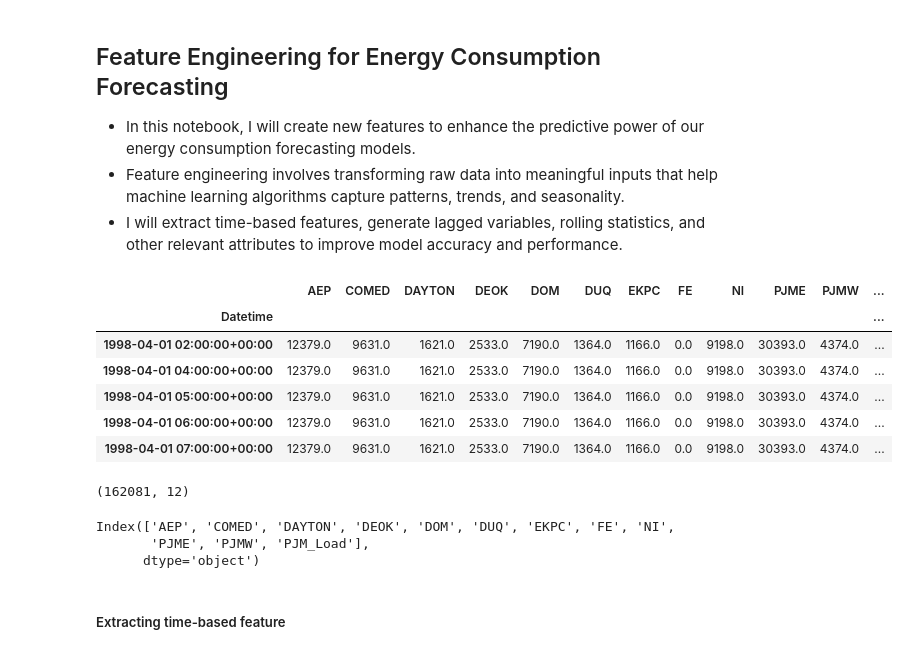
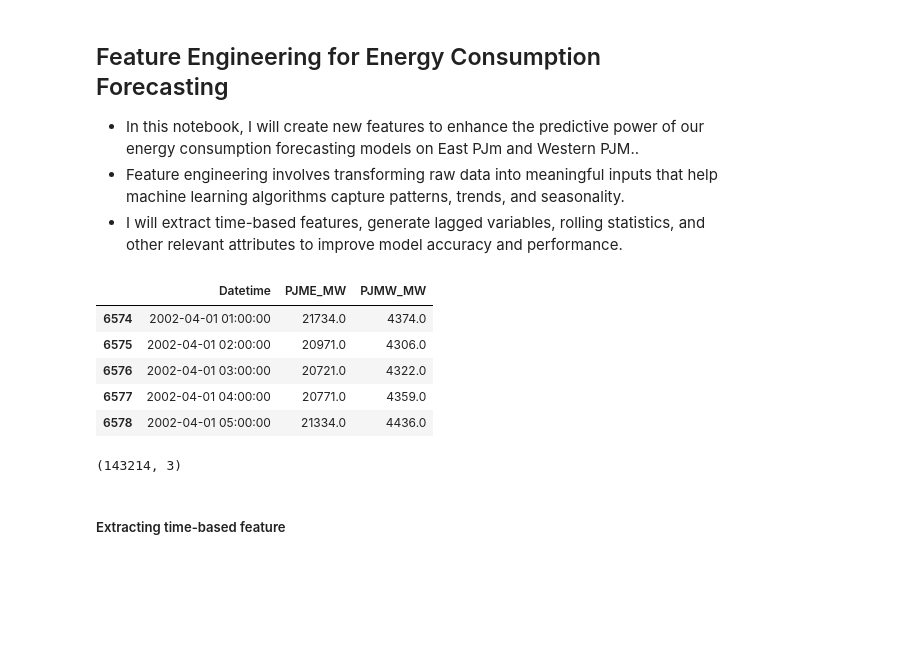
Before and after one commit to Himanshu-2678/Energy-Consumption-Forecasting, a Jupyter notebook: notebooks/3-feature_engineering.ipynb, the cells around one changed output. Cells and saved outputs as stored; diff of their text form; code cells hidden in the pictures; blank space fills up the shorter version.

```diff
--- a/notebooks/3-feature_engineering.ipynb
+++ b/notebooks/3-feature_engineering.ipynb
@@ -1,34 +1,45 @@
 # %% [markdown]
 ## Feature Engineering for Energy Consumption Forecasting
 
-- In this notebook, I will create new features to enhance the predictive power of our energy consumption forecasting models.
+- In this notebook, I will create new features to enhance the predictive power of our energy consumption forecasting models on East PJm and Western PJM..
 - Feature engineering involves transforming raw data into meaningful inputs that help machine learning algorithms capture patterns, trends, and seasonality.
 - I will extract time-based features, generate lagged variables, rolling statistics, and other relevant attributes to improve model accuracy and performance.
 # %%
 import pandas as pd
 # %%
-## accessing the data
-df_cleaned = pd.read_parquet(r"C:\Users\himan\Desktop\Projects\Energy_Forecasting_System\data\processed-data\est_hourly_cleaned.parquet")
+# Load the datasets
+pjm_east = pd.read_csv(r'C:\Users\himan\Desktop\Projects\Energy_Forecasting_System\data\raw-data\csv_files\PJME_hourly.csv')  # replace with actual path
+pjm_west = pd.read_csv(r'C:\Users\himan\Desktop\Projects\Energy_Forecasting_System\data\raw-data\csv_files\PJMW_hourly.csv')  # replace with actual path
+
+# Convert 'Datetime' column to datetime format for both datasets
+pjm_east['Datetime'] = pd.to_datetime(pjm_east['Datetime'])
+pjm_west['Datetime'] = pd.to_datetime(pjm_west['Datetime'])
+
+# Merge the datasets on the 'Datetime' column
+df = pd.merge(pjm_east, pjm_west, on='Datetime', how='inner')  # 'inner' ensures only matching dates are kept
+# %%
+## sorting the pjm data by datetime
+df.sort_values(by='Datetime', inplace=True)
 # %%
-df_cleaned.head()
+df.head()
 # %% [output]
-|  | AEP | COMED | DAYTON | DEOK | DOM | DUQ | EKPC | FE | NI | PJME | PJMW | ... |
-| Datetime |  |  |  |  |  |  |  |  |  |  |  | ... |
-| 1998-04-01 02:00:00+00:00 | 12379.0 | 9631.0 | 1621.0 | 2533.0 | 7190.0 | 1364.0 | 1166.0 | 0.0 | 9198.0 | 30393.0 | 4374.0 | ... |
-| 1998-04-01 04:00:00+00:00 | 12379.0 | 9631.0 | 1621.0 | 2533.0 | 7190.0 | 1364.0 | 1166.0 | 0.0 | 9198.0 | 30393.0 | 4374.0 | ... |
-| 1998-04-01 05:00:00+00:00 | 12379.0 | 9631.0 | 1621.0 | 2533.0 | 7190.0 | 1364.0 | 1166.0 | 0.0 | 9198.0 | 30393.0 | 4374.0 | ... |
-| 1998-04-01 06:00:00+00:00 | 12379.0 | 9631.0 | 1621.0 | 2533.0 | 7190.0 | 1364.0 | 1166.0 | 0.0 | 9198.0 | 30393.0 | 4374.0 | ... |
-| 1998-04-01 07:00:00+00:00 | 12379.0 | 9631.0 | 1621.0 | 2533.0 | 7190.0 | 1364.0 | 1166.0 | 0.0 | 9198.0 | 30393.0 | 4374.0 | ... |
+|  | Datetime | PJME_MW | PJMW_MW |
+| 6574 | 2002-04-01 01:00:00 | 21734.0 | 4374.0 |
+| 6575 | 2002-04-01 02:00:00 | 20971.0 | 4306.0 |
+| 6576 | 2002-04-01 03:00:00 | 20721.0 | 4322.0 |
+| 6577 | 2002-04-01 04:00:00 | 20771.0 | 4359.0 |
+| 6578 | 2002-04-01 05:00:00 | 21334.0 | 4436.0 |
 # %%
-df_cleaned.shape
+df.shape
 # %% [output]
-(162081, 12)
+(143214, 3)
 # %%
-df_cleaned.columns
+## converting df["Datetime"] to datetime format
+# Convert 'Datetime' column to datetime format if it isn't already
+df['Datetime'] = pd.to_datetime(df['Datetime'])
+
+# Set the 'Datetime' column as the index
+df.set_index('Datetime', inplace=True)
-# %% [output]
-Index(['AEP', 'COMED', 'DAYTON', 'DEOK', 'DOM', 'DUQ', 'EKPC', 'FE', 'NI',
-       'PJME', 'PJMW', 'PJM_Load'],
-      dtype='object')
 # %% [markdown]
 ##### Extracting time-based feature
 # %%
```
Also changed, not shown: parts of 19 cells of this notebook, 5 other files.
